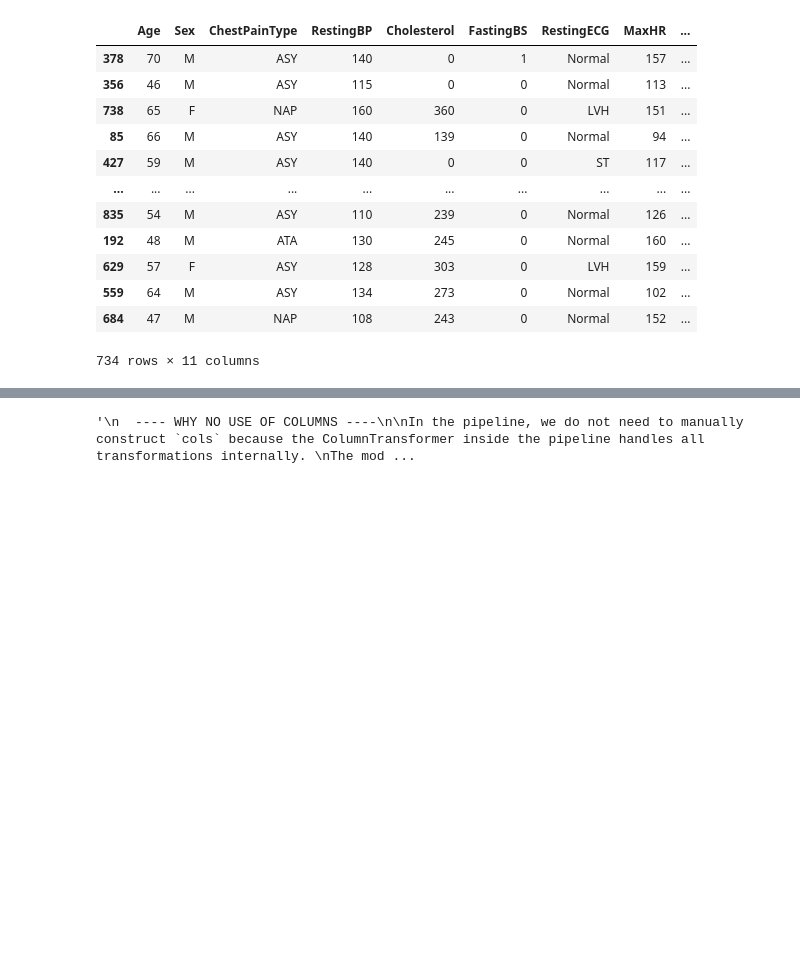
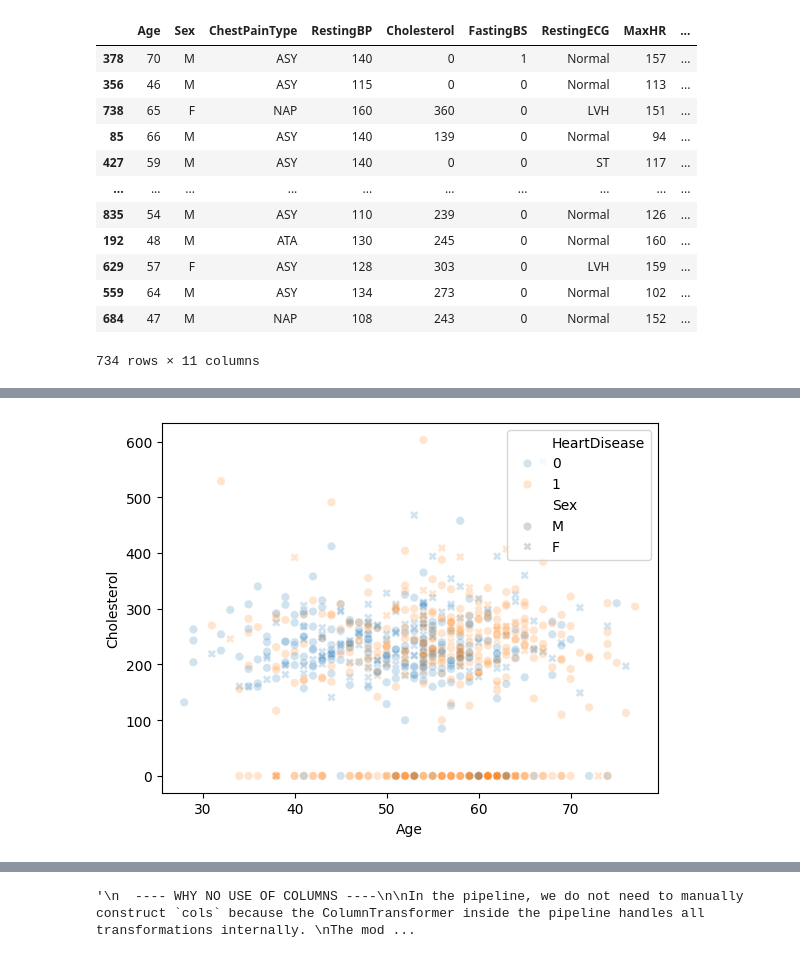
Before and after one commit to Ashura369/Python_and_Data_Science, a Jupyter notebook: 0 ML lecture/9_4 .ipynb, the cells around one changed output, grey strips where cells are left out. Drawn from its saved outputs; the diff is of its cells as text; code cells hidden in the pictures; blank space fills up the shorter version.

```diff
--- a/0 ML lecture/9_4 .ipynb
+++ b/0 ML lecture/9_4 .ipynb
@@ -202,3 +209,8 @@ x_train
+# %%
+sns.scatterplot(x_train_concat, x='Age', y='Cholesterol', hue='HeartDisease', style='Sex', alpha=0.2)
+plt.show()
+# %% [output]
+[figure, added]
 # %%
 # transform x_train and x_test manually to get DataFrame with column names
 x_train_transformed = pipe.named_steps['trf'].transform(x_train)
```
Also changed, not shown: parts of 3 cells of this notebook.
